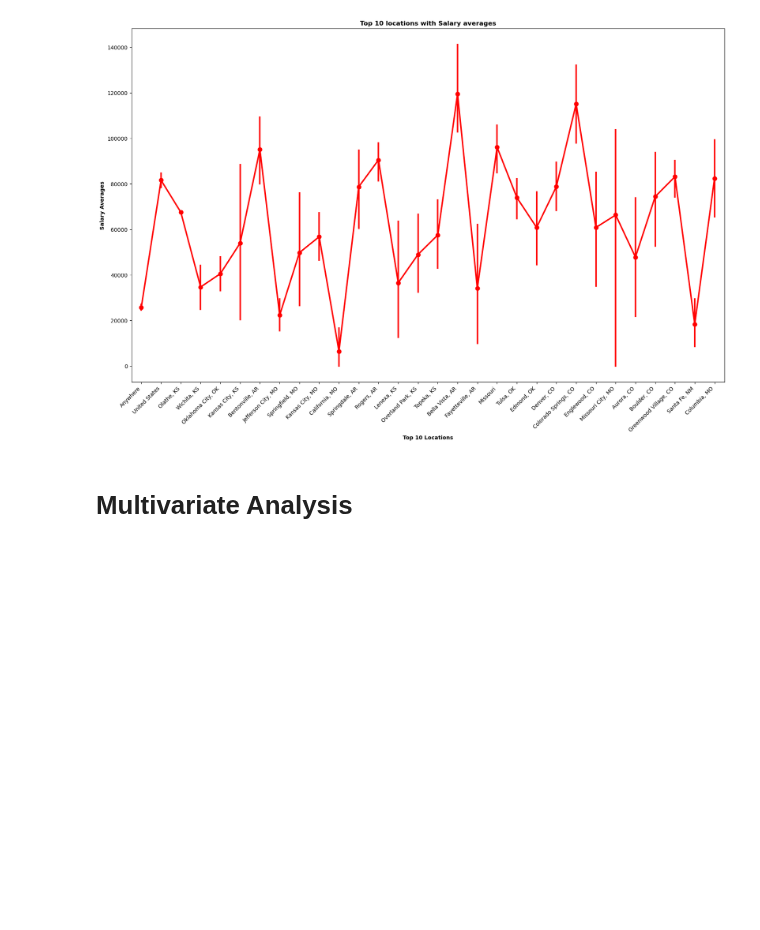
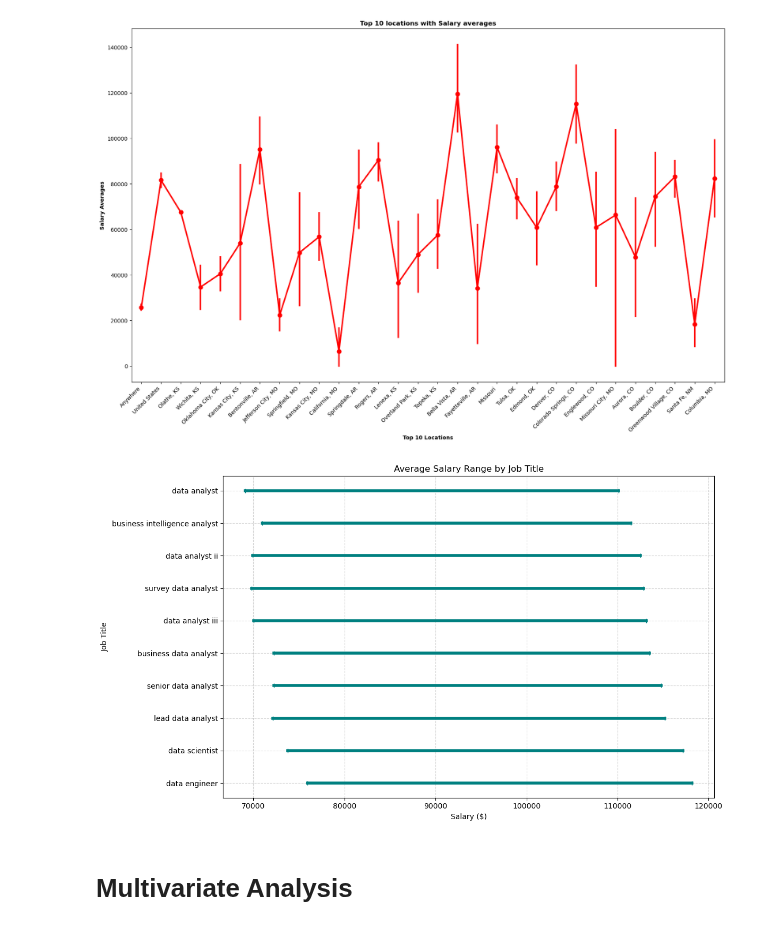
Before and after one commit to dq93/Data_Analyst_Job_Trends, a Jupyter notebook: code/EDA.ipynb, the cells around one changed output. Cells and saved outputs as stored; diff of their text form; code cells hidden in the pictures; blank space fills up the shorter version.

Commit message:
uploading visualizations to the main EDA and a prototype MD file to be changed

```diff
--- a/code/EDA.ipynb
+++ b/code/EDA.ipynb
@@ -354,39 +354,41 @@ plt.show()
 [figure]
 # %%
 # Convert salary_rate to lowercase and strip whitespace
-df['salary_rate_cleaned'] = df['salary_rate'].str.lower().str.strip()
+data_csv['salary_rate_cleaned'] = data_csv['salary_rate'].str.lower().str.strip()
 
 # Convert salary_min and salary_max to numeric
-df['salary_min'] = pd.to_numeric(df['salary_min'], errors='coerce')
-df['salary_max'] = pd.to_numeric(df['salary_max'], errors='coerce')
+data_csv['salary_min'] = pd.to_numeric(data_csv['salary_min'], errors='coerce')
+data_csv['salary_max'] = pd.to_numeric(data_csv['salary_max'], errors='coerce')
 
 # Convert hourly salaries to yearly
-hourly_mask = df['salary_rate_cleaned'] == 'an hour'
-df.loc[hourly_mask, 'salary_min'] = df.loc[hourly_mask, 'salary_min'] * 40 * 52
-df.loc[hourly_mask, 'salary_max'] = df.loc[hourly_mask, 'salary_max'] * 40 * 52
+hourly_mask = data_csv['salary_rate_cleaned'] == 'an hour'
+data_csv.loc[hourly_mask, 'salary_min'] = data_csv.loc[hourly_mask, 'salary_min'] * 40 * 52
+data_csv.loc[hourly_mask, 'salary_max'] = data_csv.loc[hourly_mask, 'salary_max'] * 40 * 52
 
 # Fill NaNs with average values (optional)
-df['salary_min'] = df['salary_min'].fillna(df['salary_min'].mean())
-df['salary_max'] = df['salary_max'].fillna(df['salary_max'].mean())
+data_csv['salary_min'] = data_csv['salary_min'].fillna(data_csv['salary_min'].mean())
+data_csv['salary_max'] = data_csv['salary_max'].fillna(data_csv['salary_max'].mean())
 
 # Limit to top job titles
-top_titles = df['title'].value_counts().head(10).index
-df_top = df[df['title'].isin(top_titles)]
+top_titles = data_csv['title'].value_counts().head(10).index
+df_top = data_csv[data_csv['title'].isin(top_titles)]
 
 # Calculate average salary_min and salary_max for each title
 salary_range = df_top.groupby('title')[['salary_min', 'salary_max']].mean().sort_values(by='salary_max', ascending=False)
 
 # Plot
 plt.figure(figsize=(12, 7))
 for i, (index, row) in enumerate(salary_range.iterrows()):
     plt.plot([row['salary_min'], row['salary_max']], [index, index], marker='|', color='teal', linewidth=4)
 
 plt.title('Average Salary Range by Job Title')
 plt.xlabel('Salary ($)')
 plt.ylabel('Job Title')
 plt.grid(True, linestyle='--', alpha=0.5)
 plt.tight_layout()
 plt.show()
+# %% [output]
+[figure, added]
 # %% [markdown]
 # Multivariate Analysis
 # %%
```
Also changed, not shown: parts of 2 cells of this notebook, 1 other file.
